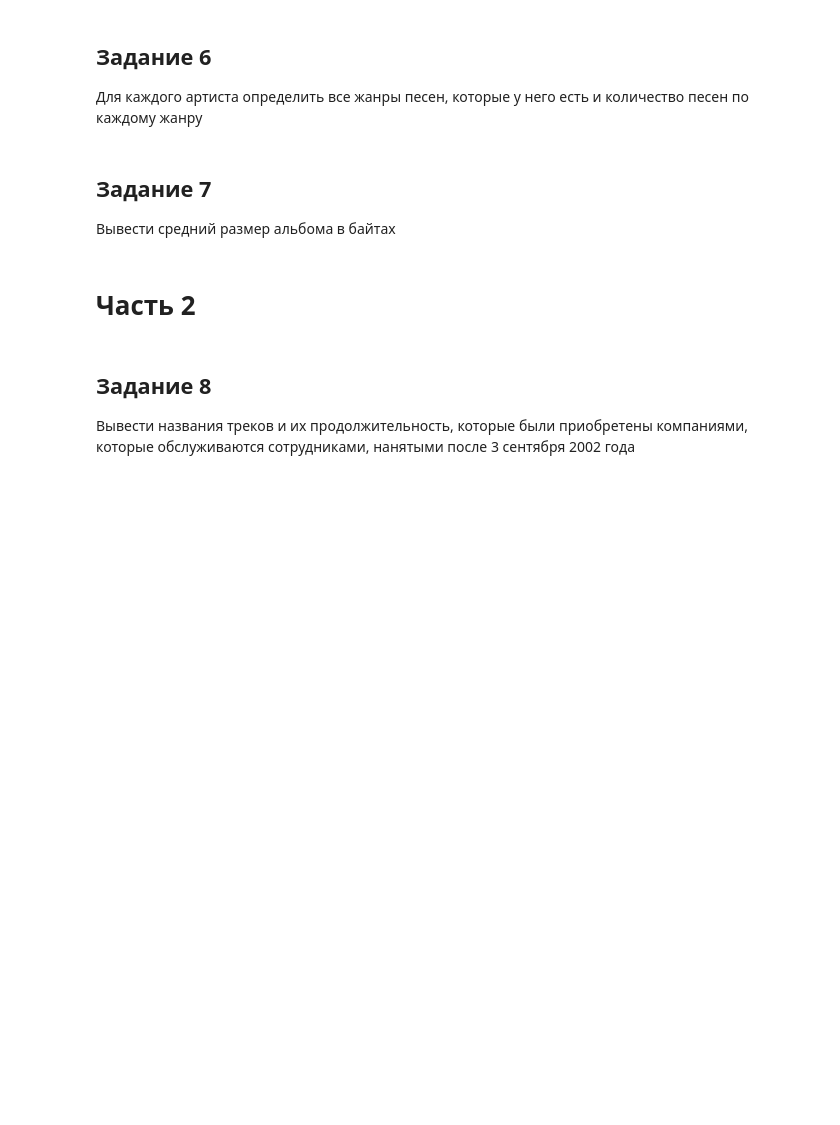
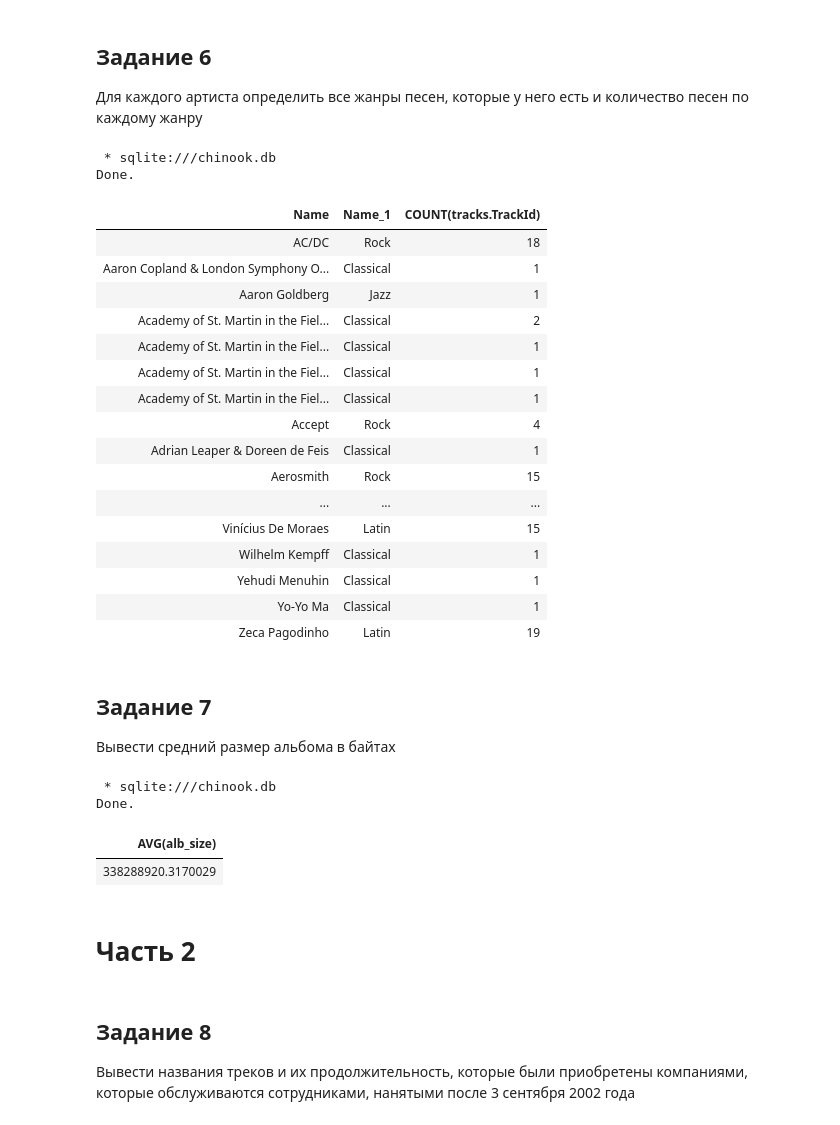
Before and after one commit to YanaGlad/DatabaseLab, a Jupyter notebook: lab_2.ipynb, the cells around one changed output. Cells and saved outputs as stored; diff of their text form; code cells hidden in the pictures; blank space fills up the shorter version.

```diff
--- a/lab_2.ipynb
+++ b/lab_2.ipynb
@@ -84,9 +143,49 @@ Done.
 # %% [markdown]
 ## Задание 6
 Для каждого артиста определить все жанры песен, которые у него есть и количество песен по каждому жанру
+# %%
+%%sql
+SELECT artists.Name, genres.Name, COUNT(tracks.TrackId) FROM artists
+inner JOIN albums ON albums.ArtistId = artists.ArtistId
+inner JOIN tracks ON tracks.AlbumId = albums.AlbumId
+inner JOIN genres ON tracks.GenreId = genres.GenreId
+GROUP BY artists.Name, genres.Name
+# %% [output]
+ * sqlite:///chinook.db
+Done.
+| Name | Name_1 | COUNT(tracks.TrackId) |
+| AC/DC | Rock | 18 |
+| Aaron Copland & London Symphony O... | Classical | 1 |
+| Aaron Goldberg | Jazz | 1 |
+| Academy of St. Martin in the Fiel... | Classical | 2 |
+| Academy of St. Martin in the Fiel... | Classical | 1 |
+| Academy of St. Martin in the Fiel... | Classical | 1 |
+| Academy of St. Martin in the Fiel... | Classical | 1 |
+| Accept | Rock | 4 |
+| Adrian Leaper & Doreen de Feis | Classical | 1 |
+| Aerosmith | Rock | 15 |
+| ... | ... | ... |
+| Vinícius De Moraes | Latin | 15 |
+| Wilhelm Kempff | Classical | 1 |
+| Yehudi Menuhin | Classical | 1 |
+| Yo-Yo Ma | Classical | 1 |
+| Zeca Pagodinho | Latin | 19 |
 # %% [markdown]
 ## Задание 7
 Вывести средний размер альбома в байтах
+# %%
+%%sql
+SELECT AVG(alb_size) FROM (
+  SELECT albums.Title, SUM(tracks.Bytes) as alb_size FROM albums
+  inner JOIN tracks
+  ON tracks.AlbumId = albums.AlbumId
+  GROUP BY albums.Title
+)
+# %% [output]
+ * sqlite:///chinook.db
+Done.
+| AVG(alb_size) |
+| 338288920.3170029 |
 # %% [markdown]
 # Часть 2
 # %% [markdown]
```
Also changed, not shown: parts of 6 cells of this notebook.
